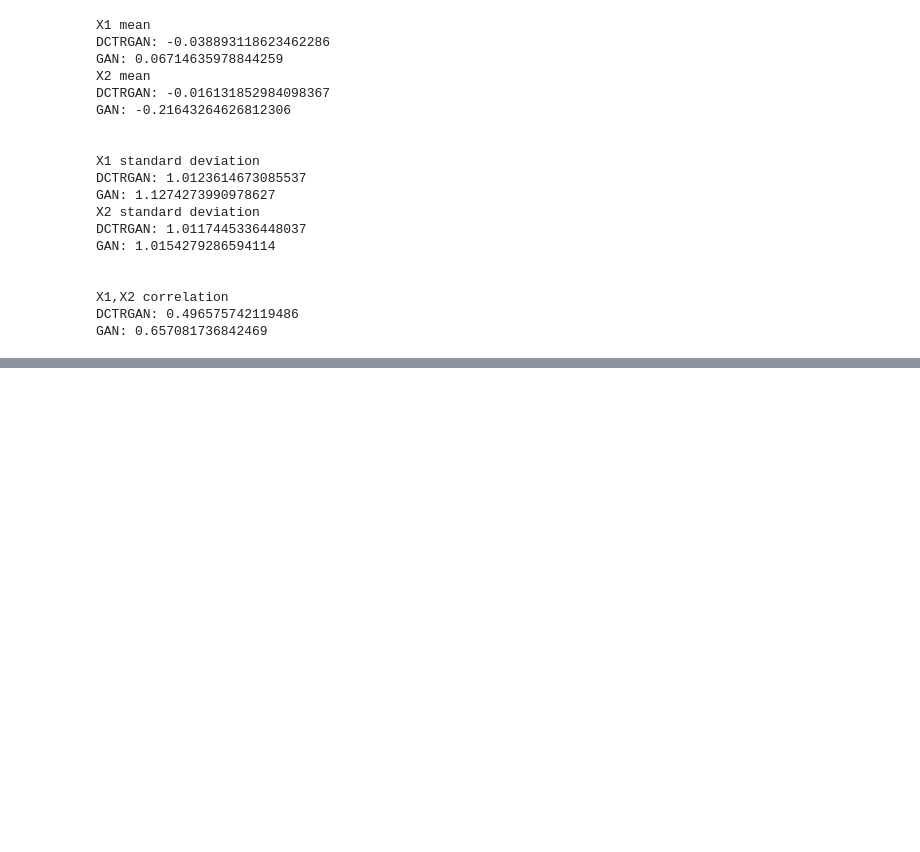
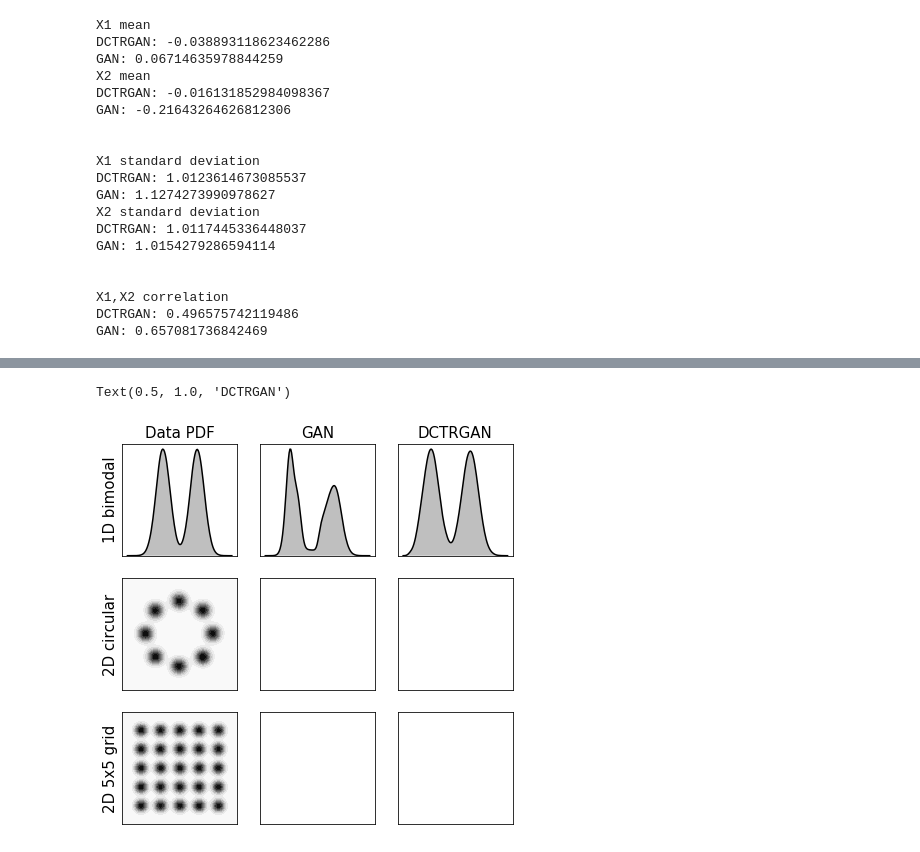
Before and after one commit to bnachman/DCTRGAN, a Jupyter notebook: DCTRGAN.ipynb, the cells around one changed output, grey strips where cells are left out. Cells and saved outputs as stored; diff of their text form; code cells hidden in the pictures; blank space fills up the shorter version.

```diff
--- a/DCTRGAN.ipynb
+++ b/DCTRGAN.ipynb
@@ -332,0 +462,65 @@ GAN: 0.657081736842469
+# %%
+def resample(x,w,n):
+    myweights = w/sum(w)
+    myweights[0] = myweights[0] + (1.-sum(myweights))
+    myweights = np.abs(myweights)
+    mycounts = np.random.multinomial(n,myweights)
+    myout = []
+    for i in range(len(x)):
+        for j in range(mycounts[i]):
+            myout+=[x[i]]
+            pass
+        pass
+    return myout
+# %%
+dctrgan1d = resample(X_1D_test[Y_1D_test[:,0]==1],weights_1D[Y_1D_test[:,0]==1],100000)
+# %%
+f, axes = plt.subplots(3, 3, figsize=(7, 7))
+
+for i in range(3):
+    for j in range(3):
+        plt.sca(axes[i, j])
+        plt.xticks(fontsize=0)
+        plt.yticks(fontsize=0)
+        plt.xticks([], [])
+        plt.yticks([], [])
+
+plt.sca(axes[0, 0])
+plt.ylabel("1D bimodal",fontsize=15)
+
+plt.sca(axes[1, 0])
+plt.ylabel("2D circular",fontsize=15)
+
+plt.sca(axes[2, 0])
+plt.ylabel("2D 5x5 grid",fontsize=15)
+
+sns.distplot(X_1D_test[Y_1D_test[:,0]==0], hist=False, color="gray", kde_kws={"shade": True,"color":"black"}, ax=axes[0, 0])
+sns.distplot(X_1D_test[Y_1D_test[:,0]==1], hist=False, color="gray", kde_kws={"shade": True,"color":"black"}, ax=axes[0, 1])
+sns.distplot(dctrgan1d, hist=False, color="gray", kde_kws={"shade": True,"color":"black"}, ax=axes[0, 2])
+
+xvals = []
+yvals = []
+for i in range(8):
+    xvals = np.concatenate([xvals,np.random.normal(np.cos(2*i*3.14/8),0.1,1000)])
+    yvals = np.concatenate([yvals,np.random.normal(np.sin(2*i*3.14/8),0.1,1000)])
+    pass
+
+sns.kdeplot(xvals, yvals, shade=True,cmap="Greys", ax=axes[1, 0])
+
+xvals2 = []
+yvals2 = []
+for i in range(5):
+    for j in range(5):
+        xvals2 = np.concatenate([xvals2,np.random.normal(i+0.1,0.1,1000)])
+        yvals2 = np.concatenate([yvals2,np.random.normal(j+0.1,0.1,1000)])
+        pass
+    pass
+
+sns.kdeplot(xvals2, yvals2, shade=True,cmap="Greys", ax=axes[2, 0])
+
+axes[0][0].set_title('Data PDF',fontsize=15)
+axes[0][1].set_title('GAN',fontsize=15)
+axes[0][2].set_title('DCTRGAN',fontsize=15)
+# %% [output]
+Text(0.5, 1.0, 'DCTRGAN')
+[figure, added]
```
Also changed, not shown: parts of 27 cells of this notebook.
